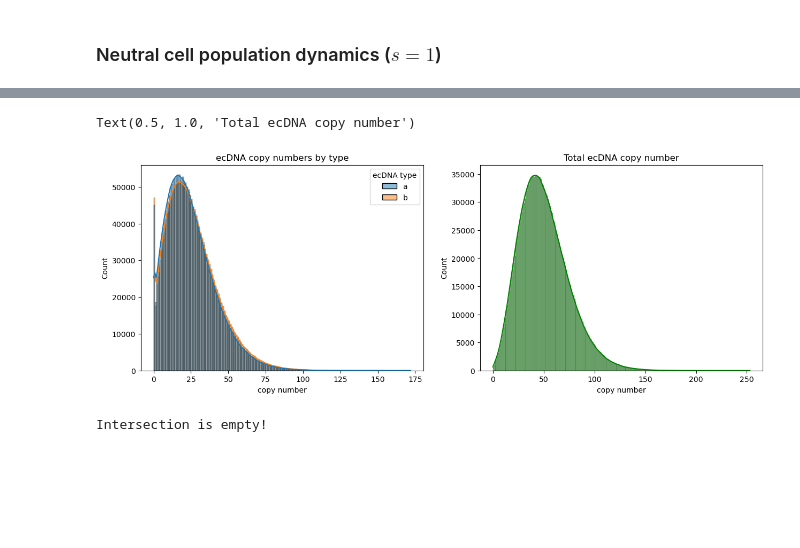
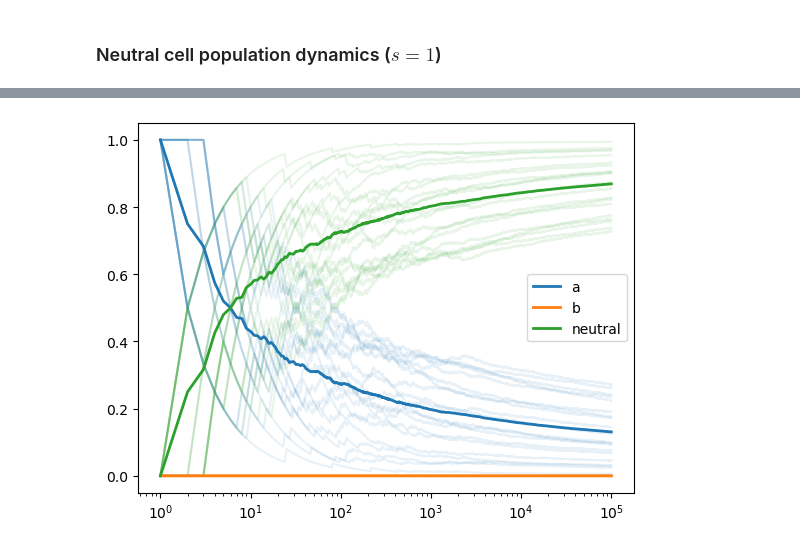
Before and after one commit to poulamisganguly/ECDNA-DYNAMICS, a Jupyter notebook: python/stats.ipynb, the cells around one changed output, grey strips where cells are left out. Saved outputs shown, nothing was run; the diff lists cells and outputs as text; code cells hidden in the pictures; blank space fills up the shorter version.

```diff
--- a/python/stats.ipynb
+++ b/python/stats.ipynb
@@ -132,30 +107,44 @@ FileNotFoundError: ../exps/Summary_1_25_25_a.txt not found.
 # %%
-# plot histograms
-max_no = int(max(data_a.max(), data_b.max()))
-plt.figure(figsize=(15,5))
-plt.subplot(121)
-sns.histplot(data=data_n, bins=max_no, x="copy number", hue="ecDNA type", kde=True)
-plt.title('ecDNA copy numbers by type')
+# # plot histograms
+# max_no = int(max(data_a.max(), data_b.max()))
+# plt.figure(figsize=(15,5))
+# plt.subplot(121)
+# sns.histplot(data=data_n, bins=max_no, x="copy number", hue="ecDNA type", kde=True)
+# plt.title('ecDNA copy numbers by type')
 
-# groupby simulation run and cell index and plot the histogram of total
-# ecDNA copy number
-group_n = data_n.groupby(['cell index','simulation run'])['copy number']
-plt.subplot(122)
-sns.histplot(group_n.sum(), bins=group_n.sum().max(), kde=True, color='g')
-plt.title('Total ecDNA copy number')
+# # groupby simulation run and cell index and plot the histogram of total
+# # ecDNA copy number
+# group_n = data_n.groupby(['cell index','simulation run'])['copy number']
+# plt.subplot(122)
+# sns.histplot(group_n.sum(), bins=group_n.sum().max(), kde=True, color='g')
+# plt.title('Total ecDNA copy number')
-# %% [output]
-Text(0.5, 1.0, 'Total ecDNA copy number')
-[figure, removed]
 # %%
-# sanity check: this checks that no cells are devoid of both type 'a' and
-# type 'b' ecDNA, i.e., that each cell contains either type of ecDNA
+# # sanity check: this checks that no cells are devoid of both type 'a' and
+# # type 'b' ecDNA, i.e., that each cell contains either type of ecDNA
 
-## cells with no copies of type 'a' ecDNA
-a_0 = data_n.index[(data_n['copy number'] == 0) & (data_n['ecDNA type'] == 'a')].tolist()
-## cells with no copies of type 'b' ecDNA
-b_0 = data_n.index[(data_n['copy number'] == 0) & (data_n['ecDNA type'] == 'b')].tolist()
+# ## cells with no copies of type 'a' ecDNA
+# a_0 = data_n.index[(data_n['copy number'] == 0) & (data_n['ecDNA type'] == 'a')].tolist()
+# ## cells with no copies of type 'b' ecDNA
+# b_0 = data_n.index[(data_n['copy number'] == 0) & (data_n['ecDNA type'] == 'b')].tolist()
 
-## check intersection between two sets is an empty set
-if not list(set(a_0) & set(b_0)): print("Intersection is empty!")
+# ## check intersection between two sets is an empty set
+# if not list(set(a_0) & set(b_0)): print("Intersection is empty!")
-# %% [output]
-Intersection is empty!
+# %%
+data_fracs_n = np.loadtxt(DIR+'cellFractions_1_1_0.txt', dtype=float)
+data_fracs_n = np.reshape(data_fracs_n, [20,-1,5])
+# %%
+# plot cell fractions as a function of total cell population
+plt.figure()
+for d in data_fracs_n:
+    plt.plot(d[:,1], d[:,2], '-', c='tab:blue', alpha=0.1)
+    plt.plot(d[:,1], d[:,3], '-', c='tab:orange', alpha=0.1)
+    plt.plot(d[:,1], d[:,4], '-', c='tab:green', alpha=0.1)
+means_n = np.mean(data_fracs_n, axis=0)
+plt.plot(means_n[:,1], means_n[:,2], c='tab:blue', linewidth=2, label='a')
+plt.plot(means_n[:,1], means_n[:,3], '-', c='tab:orange', linewidth=2, label='b')
+plt.plot(means_n[:,1], means_n[:,4], '-', c='tab:green', linewidth=2, label='neutral')
+plt.legend()
+plt.xscale('log')
+# plt.yscale('log')
+# %% [output]
+[figure, added]
```
Also changed, not shown: parts of 8 cells of this notebook.
